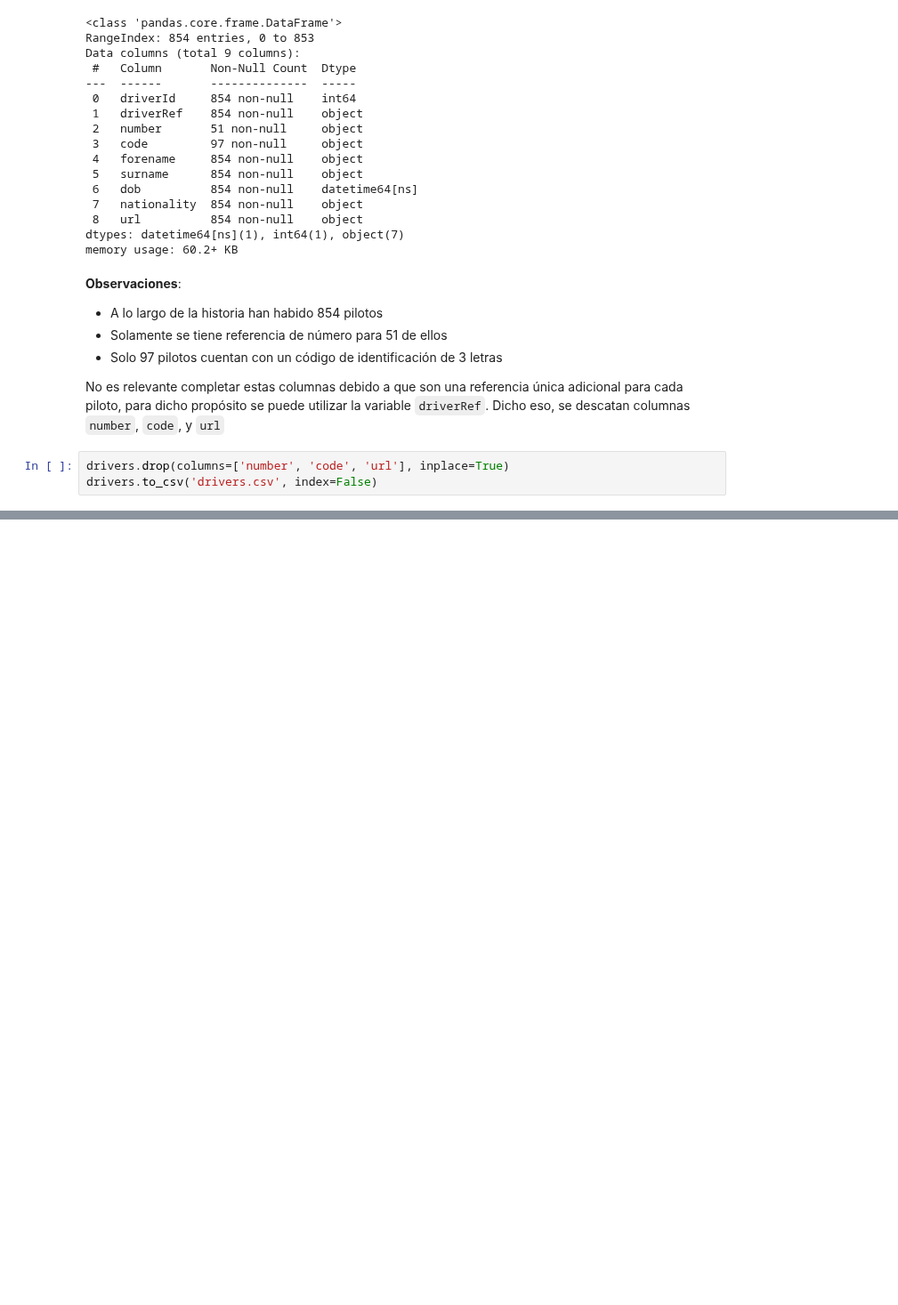
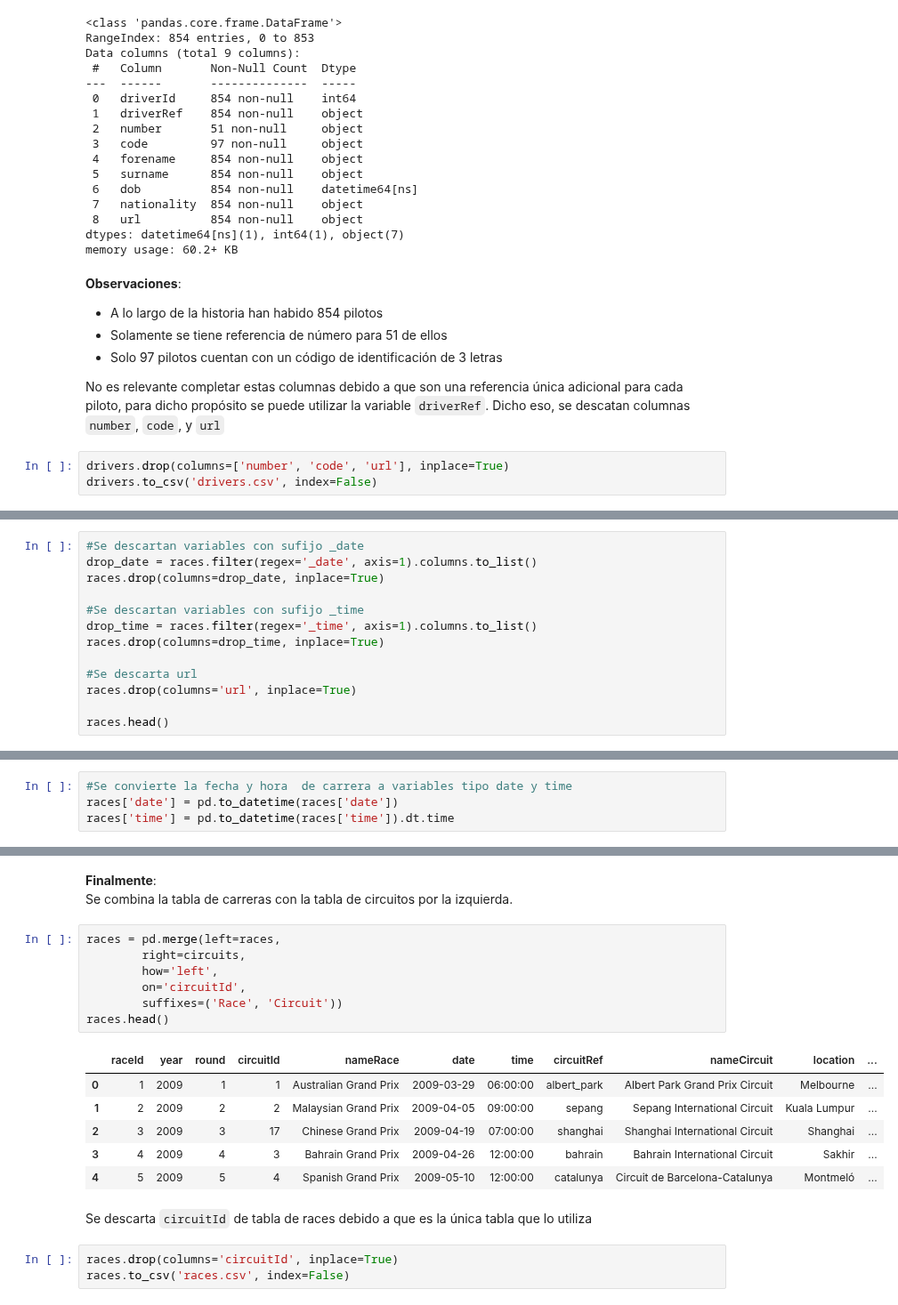
Before and after one commit to CAMM961001/itam-mcd, a Jupyter notebook: mineria-analisis-datos/proyecto/datos/limpieza_tablas.ipynb, the cells around one changed output, grey strips where cells are left out. Shown at 89% size. Cells and saved outputs as stored; diff of their text form; blank space fills up the shorter version.

```diff
--- a/mineria-analisis-datos/proyecto/datos/limpieza_tablas.ipynb
+++ b/mineria-analisis-datos/proyecto/datos/limpieza_tablas.ipynb
@@ -194,0 +222,13 @@ drivers.to_csv('drivers.csv', index=False)
+# %%
+#Se descartan variables con sufijo _date
+drop_date = races.filter(regex='_date', axis=1).columns.to_list()
+races.drop(columns=drop_date, inplace=True)
+
+#Se descartan variables con sufijo _time
+drop_time = races.filter(regex='_time', axis=1).columns.to_list()
+races.drop(columns=drop_time, inplace=True)
+
+#Se descarta url
+races.drop(columns='url', inplace=True)
+
+races.head()
@@ -194,0 +242,4 @@ drivers.to_csv('drivers.csv', index=False)
+# %%
+#Se convierte la fecha y hora  de carrera a variables tipo date y time
+races['date'] = pd.to_datetime(races['date'])
+races['time'] = pd.to_datetime(races['time']).dt.time
@@ -194,0 +263,22 @@ drivers.to_csv('drivers.csv', index=False)
+# %% [markdown]
+**Finalmente**:
+<br> Se combina la tabla de carreras con la tabla de circuitos por la izquierda.
+# %%
+races = pd.merge(left=races,
+        right=circuits,
+        how='left',
+        on='circuitId',
+        suffixes=('Race', 'Circuit'))
+races.head()
+# %% [output]
+|  | raceId | year | round | circuitId | nameRace | date | time | circuitRef | nameCircuit | location | ... |
+| 0 | 1 | 2009 | 1 | 1 | Australian Grand Prix | 2009-03-29 | 06:00:00 | albert_park | Albert Park Grand Prix Circuit | Melbourne | ... |
+| 1 | 2 | 2009 | 2 | 2 | Malaysian Grand Prix | 2009-04-05 | 09:00:00 | sepang | Sepang International Circuit | Kuala Lumpur | ... |
+| 2 | 3 | 2009 | 3 | 17 | Chinese Grand Prix | 2009-04-19 | 07:00:00 | shanghai | Shanghai International Circuit | Shanghai | ... |
+| 3 | 4 | 2009 | 4 | 3 | Bahrain Grand Prix | 2009-04-26 | 12:00:00 | bahrain | Bahrain International Circuit | Sakhir | ... |
+| 4 | 5 | 2009 | 5 | 4 | Spanish Grand Prix | 2009-05-10 | 12:00:00 | catalunya | Circuit de Barcelona-Catalunya | Montmeló | ... |
+# %% [markdown]
+Se descarta `circuitId` de tabla de races debido a que es la única tabla que lo utiliza
+# %%
+races.drop(columns='circuitId', inplace=True)
+races.to_csv('races.csv', index=False)
```
Also changed, not shown: parts of 7 cells of this notebook, 1 other file.
